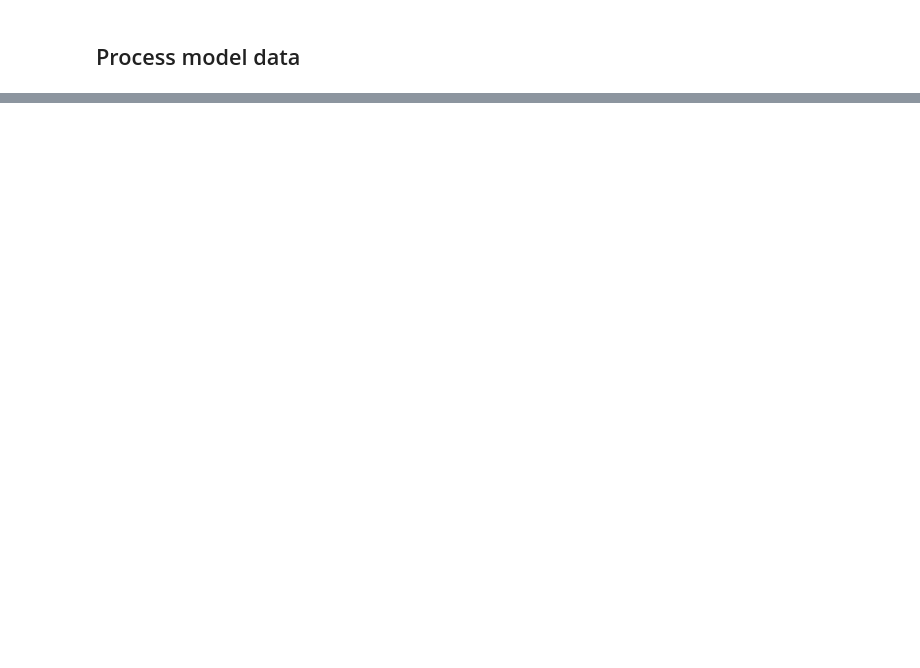
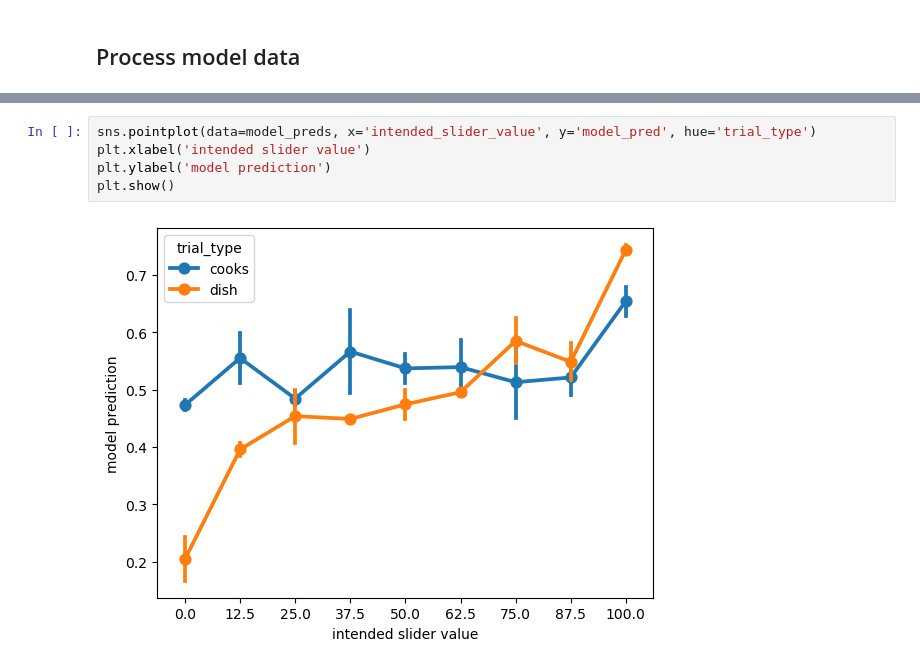
Before and after one commit to justintheyang/design-inference, a Jupyter notebook: code/python/s1_design_inference/process_model_outputs.ipynb, the cells around one changed output, grey strips where cells are left out. Cells and saved outputs as stored; diff of their text form; blank space fills up the shorter version.

```diff
--- a/code/python/s1_design_inference/process_model_outputs.ipynb
+++ b/code/python/s1_design_inference/process_model_outputs.ipynb
@@ -178,0 +152,7 @@ Saved to /Users/justyang/Code/design-inference/data/models/gifs/model_run_gifs.z
+# %%
+sns.pointplot(data=model_preds, x='intended_slider_value', y='model_pred', hue='trial_type')
+plt.xlabel('intended slider value')
+plt.ylabel('model prediction')
+plt.show()
+# %% [output]
+[figure, added]
```
Also changed, not shown: parts of 10 cells of this notebook, 1 other file.
